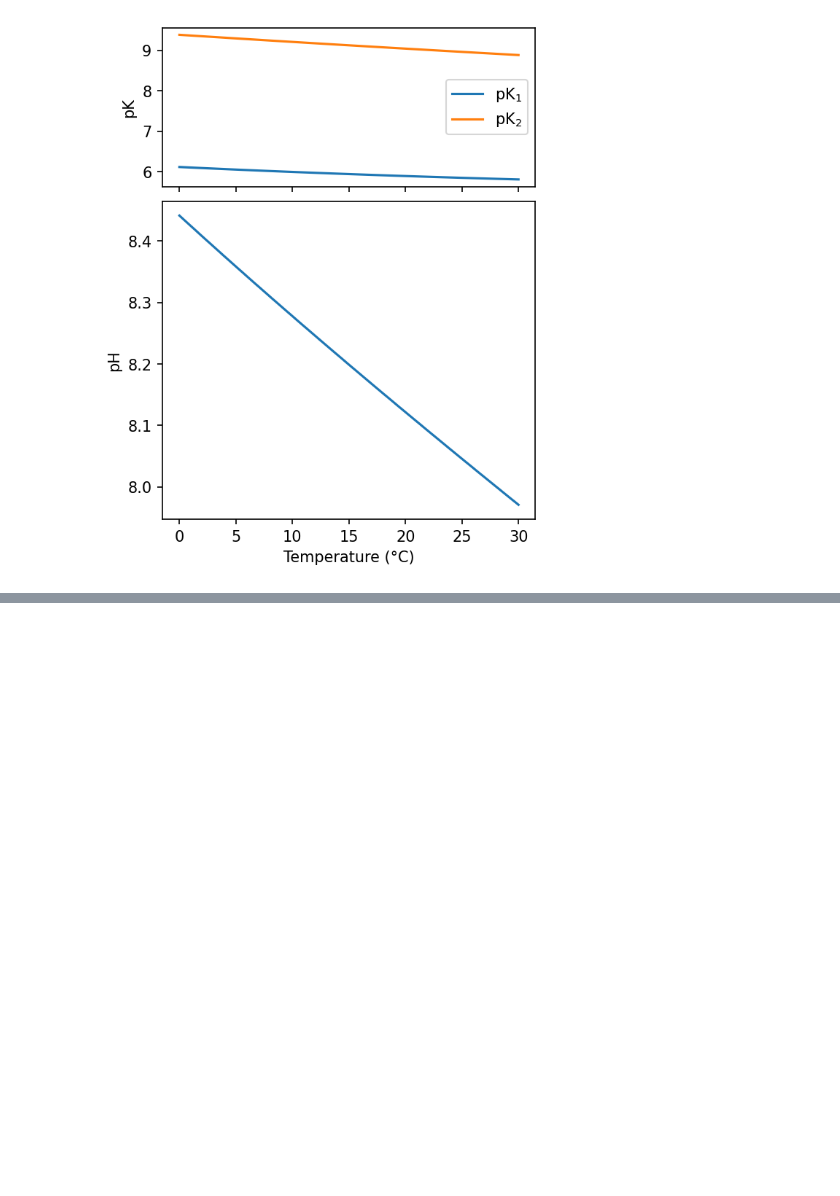
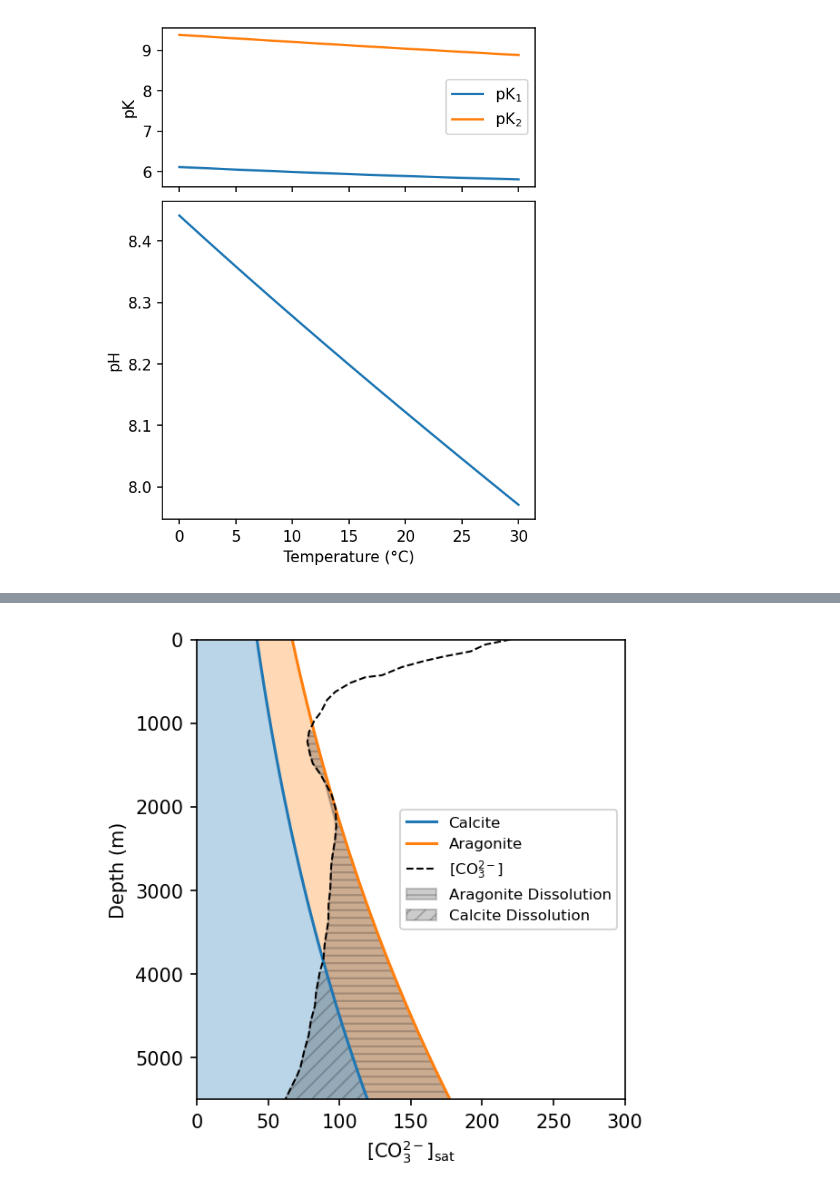
Before and after one commit to johnryantaylor/JRT_QES_Notes, a Jupyter notebook: book/06_oceancarbon/carbon_figs.ipynb, the cells around one changed output, grey strips where cells are left out. Drawn from its saved outputs; the diff is of its cells as text; code cells hidden in the pictures; blank space fills up the shorter version.

```diff
--- a/book/06_oceancarbon/carbon_figs.ipynb
+++ b/book/06_oceancarbon/carbon_figs.ipynb
@@ -369,0 +415,43 @@ fig.savefig('figures/carbon-pH-Temp.png')
+# %%
+profile = pd.read_csv('data/co3_profile.csv')
+
+czp = cb.Csys(TA=2300, DIC=2170, T_in=4, P_in=profile.z/10)
+
+Ca = 10.2e-3
+
+psatC_CO3 = 1e6 * czp.Ks.KspC / Ca
+psatA_CO3 = 1e6 * czp.Ks.KspA / Ca
+
+
+
+fig, ax = plt.subplots(figsize=(4,4), constrained_layout=True)
+ax.fill_betweenx(z, 0, satC_CO3, alpha=0.3)
+ax.plot(satC_CO3, z, label='Calcite')
+ax.fill_betweenx(z, satA_CO3, satC_CO3, alpha=0.3)
+ax.plot(satA_CO3, z, label='Aragonite')
+
+ax.set_ylim(5500, 0)
+ax.set_xlim(0, 300)
+
+ax.plot(profile.co3, profile.z, ls='--', lw=1, color='k', label='$[CO_3^{2-}]$')
+
+
+# ind = profile.co3 > psatA_CO3
+# ax.fill_betweenx(profile.z[ind], profile.co3[ind], psatA_CO3[ind],  color='k', alpha=0.2, hatch='//')
+
+ind = (profile.co3 < psatA_CO3)
+y1 = np.where(psatC_CO3[ind] > profile.co3[ind], psatC_CO3[ind], profile.co3[ind])
+ax.fill_betweenx(profile.z[ind], y1, psatA_CO3[ind], color='k', alpha=0.2, hatch=r'---', label='Aragonite Dissolution')
+
+ind = (profile.co3 < psatC_CO3)
+ax.fill_betweenx(profile.z[ind], profile.co3[ind], psatC_CO3[ind], color='k', alpha=0.2, hatch='///', label='Calcite Dissolution')
+
+
+ax.set_ylabel('Depth (m)')
+ax.set_xlabel('$[CO_3^{2-}]_{sat}$')
+
+ax.legend(fontsize=8)
+
+fig.savefig('figures/carbon-CO3-sat-real.png')
+# %% [output]
+[figure, added]
```
Also changed, not shown: parts of 5 cells of this notebook.
